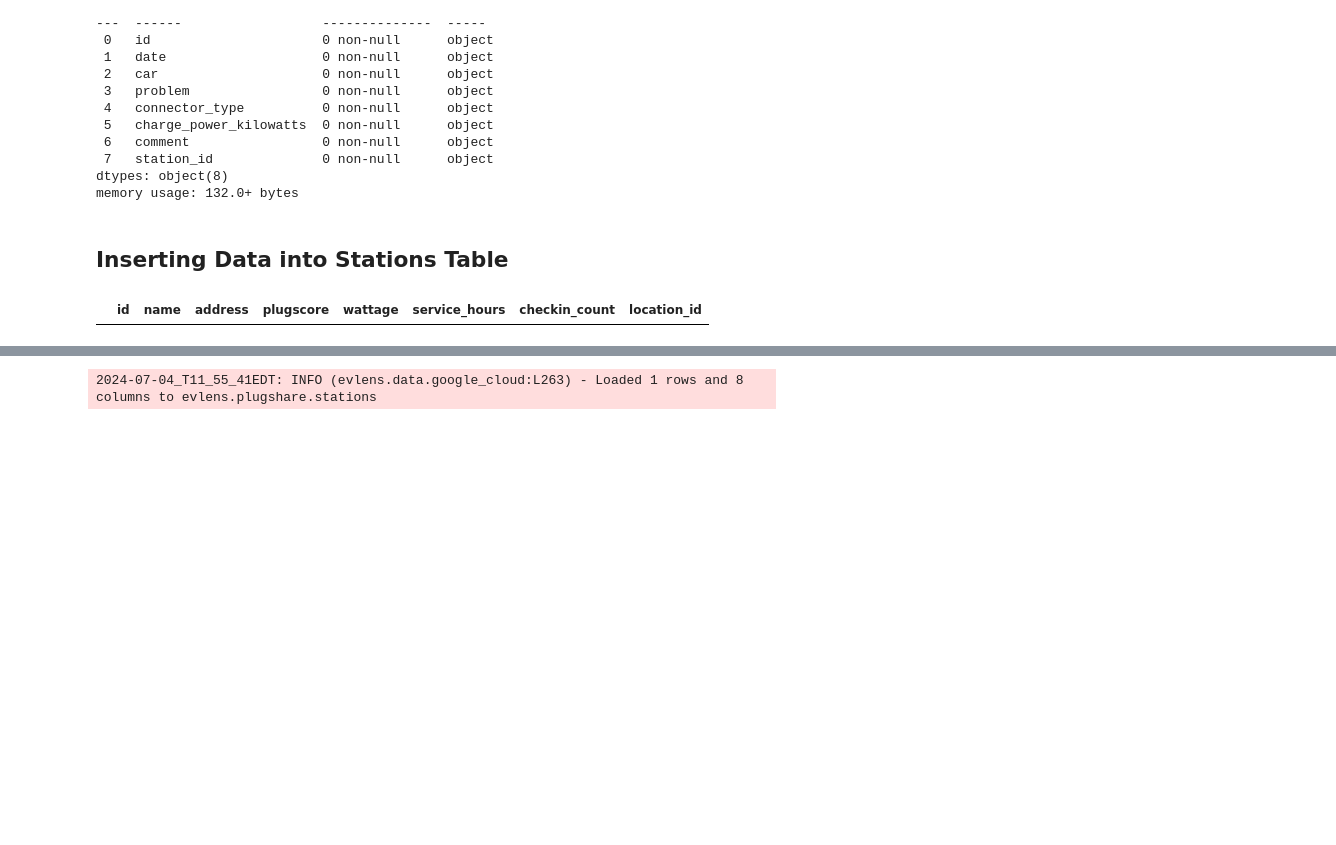
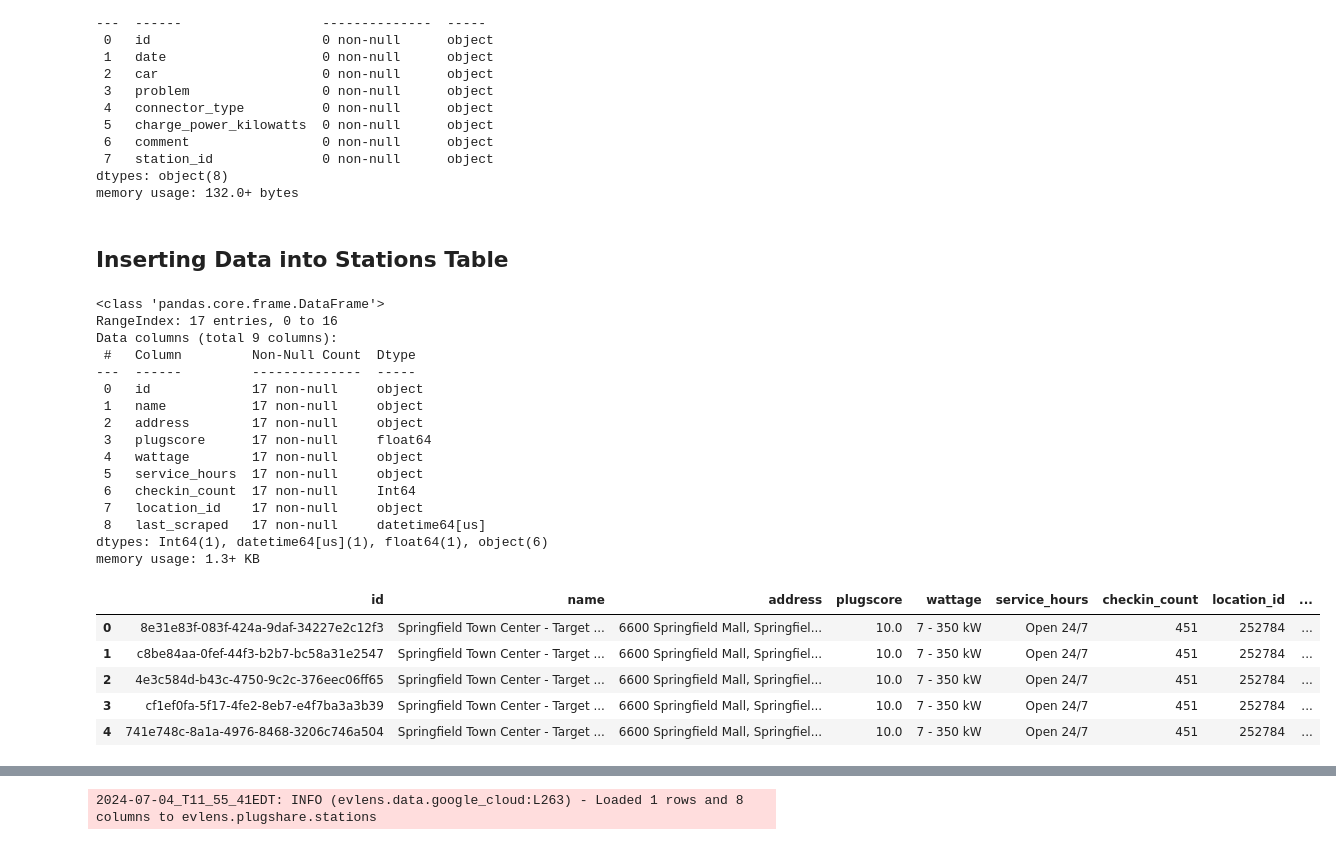
Before and after one commit to emigre459/evlens, a Jupyter notebook: notebooks/exploratory/0.3-DWRM-GCloud.ipynb, the cells around one changed output, grey strips where cells are left out. Saved outputs shown, nothing was run; the diff lists cells and outputs as text; code cells hidden in the pictures; blank space fills up the shorter version.

Commit message:
bug: Fix problems with bad station schema and add more intelligent error screenshots

```diff
--- a/notebooks/exploratory/0.3-DWRM-GCloud.ipynb
+++ b/notebooks/exploratory/0.3-DWRM-GCloud.ipynb
@@ -296,10 +296,35 @@ memory usage: 132.0+ bytes
 # %% [markdown]
 ## Inserting Data into Stations Table
 # %%
+# bq.clear_table('plugshare', 'stations')
+
 query = f"""
 SELECT *
 FROM `{bq._make_table_id('plugshare', 'stations')}`
 """
-bq.query_to_dataframe(query)
+df_test = bq.query_to_dataframe(query)
+df_test.info()
+df_test.head()
 # %% [output]
+<class 'pandas.core.frame.DataFrame'>
+RangeIndex: 17 entries, 0 to 16
+Data columns (total 9 columns):
+ #   Column         Non-Null Count  Dtype
+---  ------         --------------  -----
+ 0   id             17 non-null     object
+ 1   name           17 non-null     object
+ 2   address        17 non-null     object
+ 3   plugscore      17 non-null     float64
+ 4   wattage        17 non-null     object
+ 5   service_hours  17 non-null     object
+ 6   checkin_count  17 non-null     Int64
+ 7   location_id    17 non-null     object
+ 8   last_scraped   17 non-null     datetime64[us]
+dtypes: Int64(1), datetime64[us](1), float64(1), object(6)
+memory usage: 1.3+ KB
-|  | id | name | address | plugscore | wattage | service_hours | checkin_count | location_id |
+|  | id | name | address | plugscore | wattage | service_hours | checkin_count | location_id | ... |
+| 0 | 8e31e83f-083f-424a-9daf-34227e2c12f3 | Springfield Town Center - Target ... | 6600 Springfield Mall, Springfiel... | 10.0 | 7 - 350 kW | Open 24/7 | 451 | 252784 | ... |
+| 1 | c8be84aa-0fef-44f3-b2b7-bc58a31e2547 | Springfield Town Center - Target ... | 6600 Springfield Mall, Springfiel... | 10.0 | 7 - 350 kW | Open 24/7 | 451 | 252784 | ... |
+| 2 | 4e3c584d-b43c-4750-9c2c-376eec06ff65 | Springfield Town Center - Target ... | 6600 Springfield Mall, Springfiel... | 10.0 | 7 - 350 kW | Open 24/7 | 451 | 252784 | ... |
+| 3 | cf1ef0fa-5f17-4fe2-8eb7-e4f7ba3a3b39 | Springfield Town Center - Target ... | 6600 Springfield Mall, Springfiel... | 10.0 | 7 - 350 kW | Open 24/7 | 451 | 252784 | ... |
+| 4 | 741e748c-8a1a-4976-8468-3206c746a504 | Springfield Town Center - Target ... | 6600 Springfield Mall, Springfiel... | 10.0 | 7 - 350 kW | Open 24/7 | 451 | 252784 | ... |
```
Also changed, not shown: parts of 3 cells of this notebook, 1 other file.
